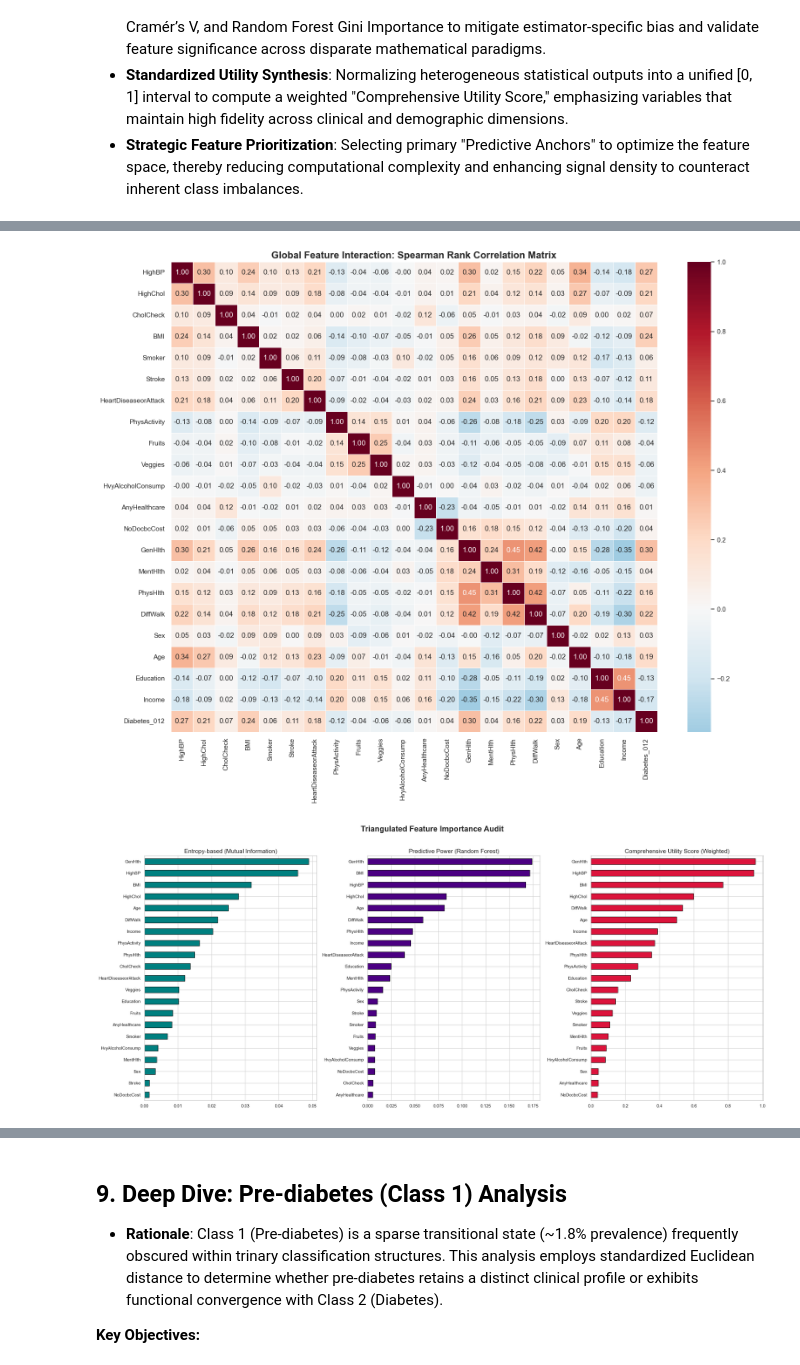
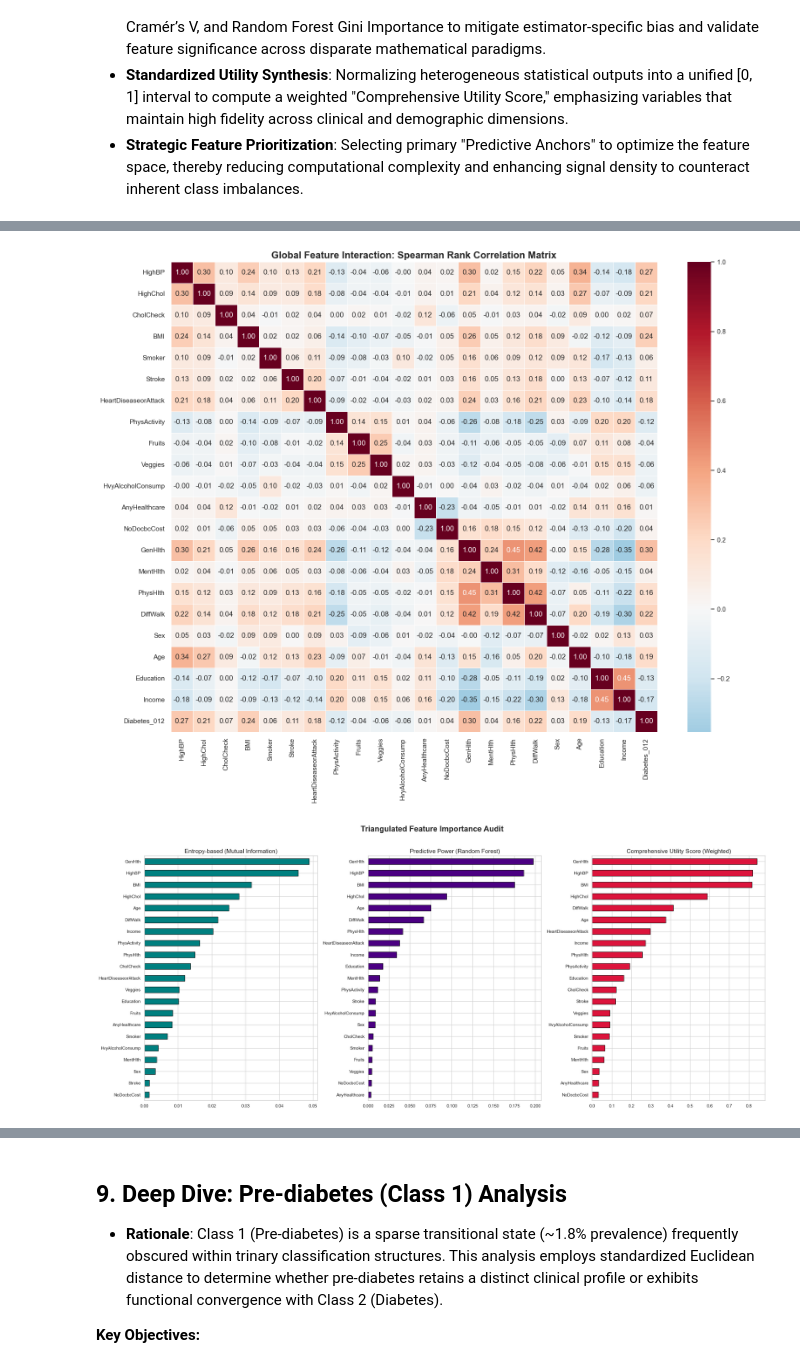
Before and after one commit to Zayne-Feng/DiaMetric-CDC, a Jupyter notebook: 01_Data_Understanding_EDA.ipynb, the cells around one changed output, grey strips where cells are left out. Saved outputs shown, nothing was run; the diff lists cells and outputs as text; code cells hidden in the pictures.

```diff
--- a/01_Data_Understanding_EDA.ipynb
+++ b/01_Data_Understanding_EDA.ipynb
@@ -1141,9 +1148,10 @@ if not df.empty:
 
         print(f"PCA Audit Profile: Processing {X_pca_input.shape[1]} features from {len(df)} records.")
 
-        # Step 2: Standardization (Mandatory for PCA)
-        # Centering and scaling to ensure unit variance across survey features
-        scaler = StandardScaler()
+        # Step 2: Data Scaling
+        from sklearn.decomposition import PCA
+        from sklearn.preprocessing import RobustScaler
+        scaler = RobustScaler() # Scaling using median and interquartile range, more robust to outliers
         X_scaled = scaler.fit_transform(X_pca_input)
 
         # Step 3: Scree Analysis & Cumulative Variance
@@ -1257,9 +1265,9 @@ try:
 
         # Step 4: Map Interpretations
         vif_results['Status'] = vif_results['VIF'].apply(
-            lambda x: '✓ Low (Stable)' if x < 5 else
-                      '⚠ Moderate (Monitor)' if x < 10 else
-                      '✗ Severe (Redundant)')
+            lambda x: '[OK] Low (Stable)' if x < 5 else
+                      '[WARN] Moderate (Monitor)' if x < 10 else
+                      '[FAIL] Severe (Redundant)')
 
         # Visualization of results
         print("\n" + "="*70)
@@ -1271,10 +1279,10 @@ try:
         # Step 5: Final Diagnostic
         high_vif = vif_results[vif_results['VIF'] > 5]
         if len(high_vif) == 0:
-            print("✓ DIAGNOSTIC: No severe multicollinearity detected (All VIF < 5).")
+            print("[PASS] DIAGNOSTIC: No severe multicollinearity detected (All VIF < 5).")
             print("The selected continuous features are statistically independent.")
         else:
-            print(f"⚠ WARNING: {len(high_vif)} feature(s) exceed the VIF=5 threshold.")
+            print(f"[WARNING] {len(high_vif)} feature(s) exceed the VIF=5 threshold.")
             print("Consider dimensionality reduction or feature selection for the Preparation phase.")
         print("="*70)
 
@@ -1430,6 +1509,7 @@ Action: Dataset qualified for unsupervised segmentation pipeline.
 
 if not df.empty:
     try:
+        from sklearn.inspection import permutation_importance
         # --- 1. Environmental Synchronization ---
         # Ensure target consistency for binary classification alignment
         if 'target' not in locals() or target not in df.columns:
@@ -1440,7 +1520,7 @@ if not df.empty:
         X_unified = df.drop(columns=excluded_cols, errors='ignore').select_dtypes(include=[np.number])
         y_unified = df[target]
 
-        print(f"🔄 Executing Full-Scale Intelligence Audit: {X_unified.shape[1]} features | Target: '{target}'")
+        print(f"[INFO] Executing Full-Scale Intelligence Audit: {X_unified.shape[1]} features | Target: '{target}'")
 
         # --- 2. Spearman Rank Correlation (Monotonic Audit) ---
         # Rationale: Measures rank-order associations resilient to clinical outliers in BMI and health days.
@@ -1460,13 +1540,19 @@ if not df.empty:
         # --- 4. Random Forest Importance (Predictive Power Audit) ---
         # Rationale: Assesses feature contribution within an ensemble non-linear architecture.
         # Stratified sampling ensures representativeness across imbalanced classes.
-        X_train_rf, _, y_train_rf, _ = train_test_split(
-            X_unified, y_unified, test_size=0.7, stratify=y_unified, random_state=42
+        X_train_rf, X_val_rf, y_train_rf, y_val_rf = train_test_split(
+            X_unified, y_unified, test_size=0.3, stratify=y_unified, random_state=42
         )
         rf_baseline = RandomForestClassifier(n_estimators=100, max_depth=10, random_state=42, n_jobs=-1)
         rf_baseline.fit(X_train_rf, y_train_rf)
         rf_imp_series = pd.Series(rf_baseline.feature_importances_, index=X_unified.columns)
-
+        # --- 4.5 Permutation Importance (Empirical Audit) ---
+        # Rationale: Measures how much the model performance drops when a feature is shuffled.
+        # This is more robust against high-cardinality bias than Gini importance.
+        perm_results = permutation_importance(
+            rf_baseline, X_val_rf, y_val_rf, n_repeats=10, random_state=42, n_jobs=-1
+        )
+        perm_imp_series = pd.Series(perm_results.importances_mean, index=X_unified.columns)
         # --- 5. Cramér's V (Categorical Effect Size Audit) ---
         # Rationale: Measures the practical strength of association for discrete survey indicators.
         def get_cramers_v(x, y):
@@ -1484,7 +1570,8 @@ if not df.empty:
             'Mutual_Info': mi_series,
             'Spearman_Abs': spearman_target,
             'Cramers_V': cramers_series,
-            'RF_Importance': rf_imp_series
+            'RF_Importance': rf_imp_series,
+            'perm_Importance': perm_imp_series
         }).fillna(0)
 
         scaler = MinMaxScaler()
@@ -1494,9 +1581,9 @@ if not df.empty:
             index=intel_matrix.index
         )
 
-        # Weighted Utility Score: MI (30%), Spearman (20%), Cramér's V (20%), RF (30%)
+        # Weighted Utility Score: MI (20%), Spearman (15%), Cramér's V (15%), RF (20%), Permutation (30%)
         # Logic: Prioritizes information gain and predictive gain for the secondary classification task.
-        weights = [0.3, 0.2, 0.2, 0.3]
+        weights = [0.20, 0.15, 0.15, 0.20, 0.30]
         intel_matrix['Utility_Score'] = np.dot(norm_metrics, weights)
         intel_matrix = intel_matrix.sort_values(by='Utility_Score', ascending=False)
 
@@ -1526,17 +1613,57 @@ if not df.empty:
 
         # C. Top 15 Feature Utility Summary Table
         print("\n" + "="*100)
-        print(f"{'RANK':<5} {'FEATURE':<25} {'MI':<10} {'SPEARMAN':<12} {'CRAMER-V':<12} {'RF-IMP':<10} {'UTILITY'}")
+        print(f"{'RANK':<5} {'FEATURE':<25} {'MI':<10} {'SPEARMAN':<12} {'CRAMER-V':<12} {'RF-IMP':<10} {'PERM-IMP':<10} {'UTILITY'}")
         print("-" * 100)
 
         for i, (idx, row) in enumerate(intel_matrix.head(15).iterrows(), 1):
             print(f"{i:<5} {idx:<25} {row['Mutual_Info']:<10.4f} {row['Spearman_Abs']:<12.4f} "
-                  f"{row['Cramers_V']:<12.4f} {row['RF_Importance']:<10.4f} {row['Utility_Score']:.4f}")
+                  f"{row['Cramers_V']:<12.4f} {row['RF_Importance']:<10.4f} {row['perm_Importance']:<10.4f} {row['Utility_Score']:.4f}")
         print("="*100)
 
         # D. Integrated Feature Intelligence Matrix (Interactive Display)
-        #print("\nFinal Integrated Feature Intelligence Matrix (Complete Feature Set):")
-        #display(intel_matrix)
+        print("\n[EXECUTIVE SUMMARY] Visualizing Clinical Risk Archetypes...")
+        def plot_clinical_radar(df, target_col):
+            """
+            Generates a radar chart comparing normalized risk profiles between classes.
+            Designed for public health communication.
+            """
+            from sklearn.preprocessing import MinMaxScaler
+
+            # Selecting high-utility features identified in Section 8
+            radar_features = ['HighBP', 'HighChol', 'BMI', 'GenHlth', 'Age', 'DiffWalk']
+
+            # Normalize features to [0, 1] for visual comparison
+            scaler = MinMaxScaler()
+            df_radar = df.copy()
+            df_radar[radar_features] = scaler.fit_transform(df[radar_features])
+
+            # Focus on Class 0 (Healthy) vs Class 2 (Diabetic)
+            group_means = df_radar.groupby(target_col)[radar_features].mean().loc[[0, 2]]
+
+            # Radar Chart Mapping
+            labels = np.array(radar_features)
+            num_vars = len(labels)
+            angles = np.linspace(0, 2 * np.pi, num_vars, endpoint=False).tolist()
+            angles += angles[:1]
+
+            fig, ax = plt.subplots(figsize=(8, 8), subplot_kw=dict(polar=True))
+            colors = {0: 'teal', 2: 'crimson'}
+            names = {0: 'Healthy Profile', 2: 'Diabetic Profile'}
+
+            for i in [0, 2]:
+                values = group_means.loc[i].tolist()
+                values += values[:1]
+                ax.plot(angles, values, color=colors[i], linewidth=2, label=names[i])
+                ax.fill(angles, values, color=colors[i], alpha=0.25)
+
+            ax.set_theta_offset(np.pi / 2)
+            ax.set_theta_direction(-1)
+            ax.set_thetagrids(np.degrees(angles[:-1]), labels)
+            plt.title('Clinical Archetype Comparison: Healthy vs. Diabetic', size=15, fontweight='bold', y=1.1)
+            plt.legend(loc='upper right', bbox_to_anchor=(1.3, 1.1))
+            plt.show()
+        plot_clinical_radar(df, target)
 
     except Exception as e:
         print(f"Synthesis Execution Error: {e}")
@@ -1545,3 +1672,3 @@ if not df.empty:
 [figure]
-[figure, old version]
+[figure, new version]
 ====================================================================================================
```
Also changed, not shown: parts of 26 cells of this notebook, 13 other files.
